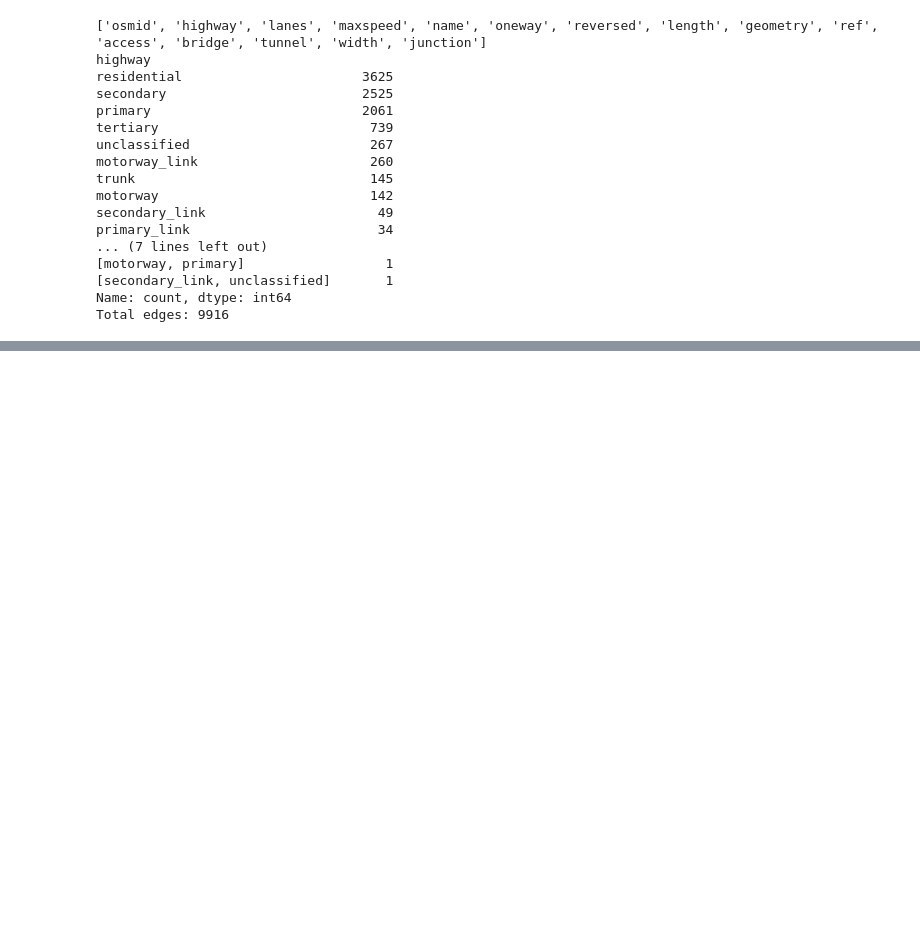
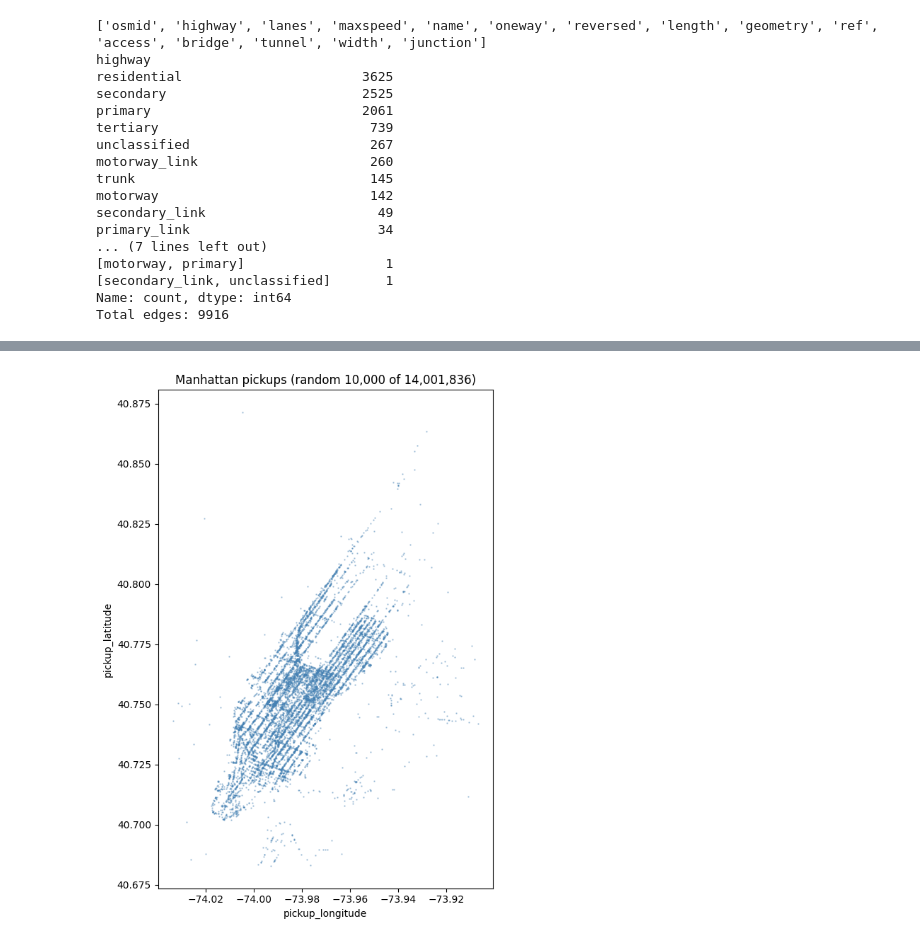
Before and after one commit to ahedy7/nyc-av-pudo-index, a Jupyter notebook: notebooks/01_data_collection.ipynb, the cells around one changed output, grey strips where cells are left out. Drawn from its saved outputs; the diff is of its cells as text; code cells hidden in the pictures; blank space fills up the shorter version.

```diff
--- a/notebooks/01_data_collection.ipynb
+++ b/notebooks/01_data_collection.ipynb
@@ -39,0 +235,74 @@ Total edges: 9916
+# %%
+from pathlib import Path
+
+import geopandas as gpd
+import matplotlib.pyplot as plt
+
+OUT_PATH_2010 = Path("../data/processed/tlc_2010_manhattan_pickups.parquet")
+
+LON_MIN, LON_MAX = -74.0479, -73.9067
+LAT_MIN, LAT_MAX = 40.6829, 40.8820
+
+n_before = len(df_2010)
+
+valid_pickup = (
+    df_2010["pickup_longitude"].notna()
+    & df_2010["pickup_latitude"].notna()
+    & (df_2010["pickup_longitude"] != 0)
+    & (df_2010["pickup_latitude"] != 0)
+)
+
+in_bbox = (
+    df_2010["pickup_longitude"].between(LON_MIN, LON_MAX)
+    & df_2010["pickup_latitude"].between(LAT_MIN, LAT_MAX)
+)
+
+df_mht_pu = df_2010.loc[valid_pickup & in_bbox].copy()
+n_after = len(df_mht_pu)
+
+print(f"Shape before filtering: {df_2010.shape}")
+print(f"Shape after filtering:  {df_mht_pu.shape}")
+print(f"% of original data retained: {100 * n_after / n_before:.2f}%")
+
+print("\nPickup coordinate ranges after filtering:")
+print(
+    f"  pickup_longitude: {df_mht_pu['pickup_longitude'].min():.6f} "
+    f"to {df_mht_pu['pickup_longitude'].max():.6f}"
+)
+print(
+    f"  pickup_latitude:  {df_mht_pu['pickup_latitude'].min():.6f} "
+    f"to {df_mht_pu['pickup_latitude'].max():.6f}"
+)
+
+gdf_mht_pu = gpd.GeoDataFrame(
+    df_mht_pu,
+    geometry=gpd.points_from_xy(
+        df_mht_pu["pickup_longitude"],
+        df_mht_pu["pickup_latitude"],
+    ),
+    crs="EPSG:4326",
+)
+gdf_mht_pu = gdf_mht_pu.to_crs("EPSG:2263")
+
+OUT_PATH_2010.parent.mkdir(parents=True, exist_ok=True)
+gdf_mht_pu.to_parquet(OUT_PATH_2010)
+print(f"\nSaved -> {OUT_PATH_2010.resolve()}")
+
+sample_n = min(10_000, len(df_mht_pu))
+sample = df_mht_pu.sample(n=sample_n, random_state=42)
+
+fig, ax = plt.subplots(figsize=(6, 8))
+ax.scatter(
+    sample["pickup_longitude"],
+    sample["pickup_latitude"],
+    s=0.5,
+    alpha=0.4,
+    c="steelblue",
+)
+ax.set_title(f"Manhattan pickups (random {sample_n:,} of {n_after:,})")
+ax.set_xlabel("pickup_longitude")
+ax.set_ylabel("pickup_latitude")
+ax.set_aspect("equal")
+plt.tight_layout()
+plt.show()
+# %% [output]
@@ -39,0 +318 @@ Total edges: 9916
+[figure, added]
```
Also changed, not shown: parts of 6 cells of this notebook, 1 other file.
